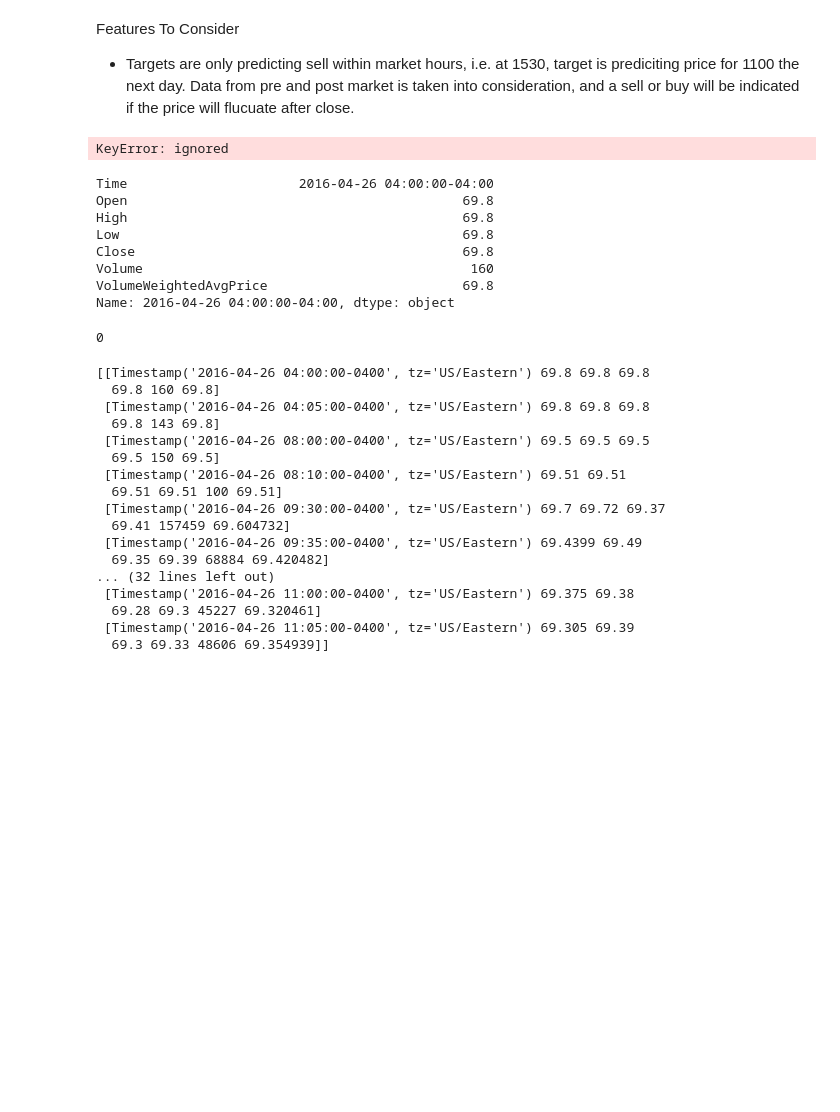
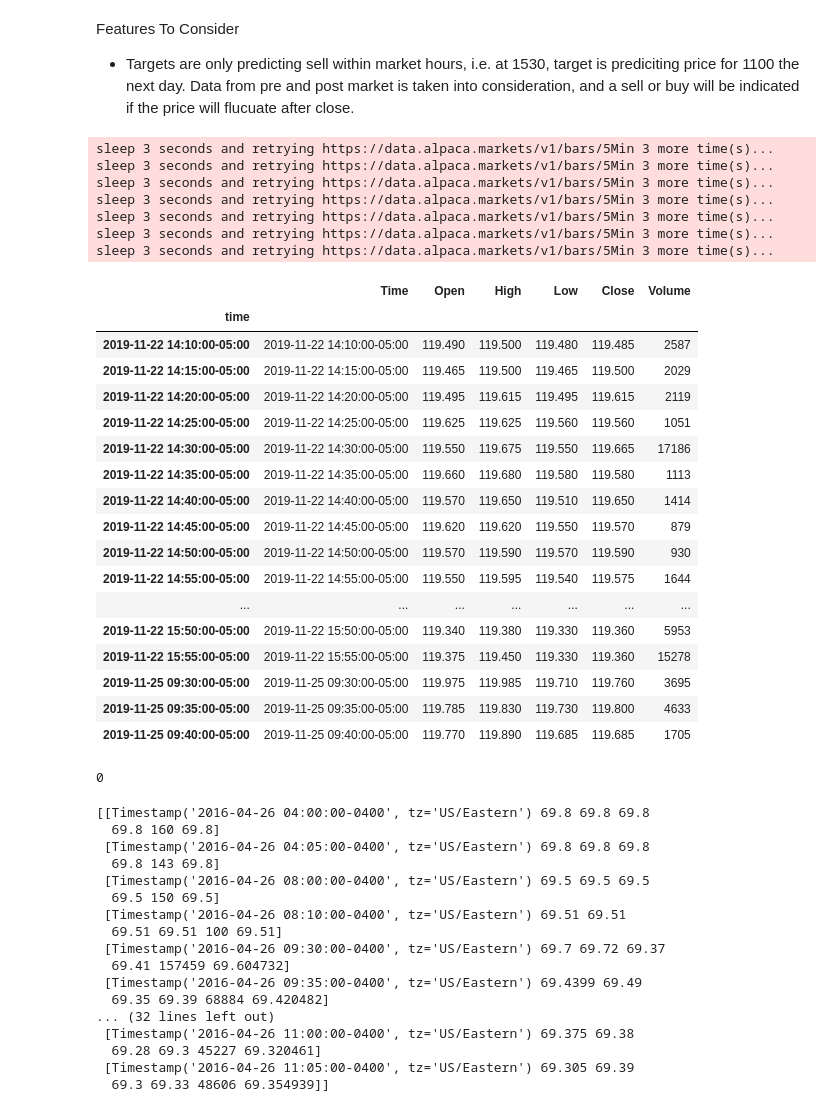
Before and after one commit to Cloblak/aipi540_deeplearning, a Jupyter notebook: 1D_CNN_Attempts/1D_CNN.ipynb, the cells around one changed output. Saved outputs shown, nothing was run; the diff lists cells and outputs as text; code cells hidden in the pictures; blank space fills up the shorter version.

```diff
--- a/1D_CNN_Attempts/1D_CNN.ipynb
+++ b/1D_CNN_Attempts/1D_CNN.ipynb
@@ -131,20 +131,20 @@ def markethours_train_test_validate_offset_data(api, ticker, interval, train_day
         end_new = pd.to_datetime(interval_loop_data.index[0].strftime("%Y-%m-%d %H:%M"), utc=True).isoformat()
         stock_data_new = None
         stock_data_new = api.get_barset(ticker, interval, start=start, end=end_new).df
-        #stock_data_new = stock_data_new.reset_index()
-        interval_loop_data = interval_loop_data.append(stock_data_new).sort_values(by=['index'], ascending=True)
+        interval_loop_data = interval_loop_data.append(stock_data_new).sort_values(by=['time'], ascending=True)
         df_start_ref = interval_loop_data.index[0]
 
     stock_yr_min_df = interval_loop_data.copy()
-    stock_yr_min_df["Open"] = stock_yr_min_df['open']
-    stock_yr_min_df["High"]= stock_yr_min_df["high"]
-    stock_yr_min_df["Low"] = stock_yr_min_df["low"]
-    stock_yr_min_df["Close"] = stock_yr_min_df["close"]
-    stock_yr_min_df["Volume"] = stock_yr_min_df["volume"]
-    stock_yr_min_df["VolumeWeightedAvgPrice"] = stock_yr_min_df["vwap"]
-    stock_yr_min_df["Time"] = stock_yr_min_df.index.tz_convert(TZ)
-    stock_yr_min_df.index = stock_yr_min_df.index.tz_convert(TZ)
-    final_df = stock_yr_min_df.filter(["Time", "Open", "High", "Low", "Close", "Volume", "VolumeWeightedAvgPrice"], axis = 1)
+    pre_final = pd.DataFrame()
+    pre_final["Open"] = stock_yr_min_df[ticker]['open']
+    pre_final["High"]= stock_yr_min_df[ticker]["high"]
+    pre_final["Low"] = stock_yr_min_df[ticker]["low"]
+    pre_final["Close"] = stock_yr_min_df[ticker]["close"]
+    pre_final["Volume"] = stock_yr_min_df[ticker]["volume"]
+    pre_final["Time"] = stock_yr_min_df.index.tz_convert(TZ)
+    pre_final.index = stock_yr_min_df.index.tz_convert(TZ)
+
+    final_df = pre_final.filter(["Time", "Open", "High", "Low", "Close", "Volume"], axis = 1).between_time('9:29', '16:05')
 
     first_day = final_df.index[0]
     traintest_day = final_df.index[-1] - pd.Timedelta(days= test_days+validate_days+offset_days)
@@ -160,9 +160,9 @@ def markethours_train_test_validate_offset_data(api, ticker, interval, train_day
 # %%
 ticker = "WMT" # Ticker Symbol to Test
 interval = "5Min" # Interval of bars
-train_day_int = 1000 # Size of training set
-val_day_int = 365 # Size of validation set
-test_day_int = 365 # Size of test set
+train_day_int = 365 # Size of training set
+val_day_int = 0 # Size of validation set
+test_day_int = 60 # Size of test set
 offset_day_int = 365 # Number of days to off set the training data
 train, val, test, full, offset, complete, traintest_day, testval_day = markethours_train_test_validate_offset_data(api, ticker,
                                                                                      interval,
@@ -171,18 +171,34 @@ train, val, test, full, offset, complete, traintest_day, testval_day = markethou
                                                                                      validate_days=val_day_int,
                                                                                      offset_days = offset_day_int)
 # %% [output]
-KeyError: ignored
+sleep 3 seconds and retrying https://data.alpaca.markets/v1/bars/5Min 3 more time(s)...
+sleep 3 seconds and retrying https://data.alpaca.markets/v1/bars/5Min 3 more time(s)...
+sleep 3 seconds and retrying https://data.alpaca.markets/v1/bars/5Min 3 more time(s)...
+sleep 3 seconds and retrying https://data.alpaca.markets/v1/bars/5Min 3 more time(s)...
+sleep 3 seconds and retrying https://data.alpaca.markets/v1/bars/5Min 3 more time(s)...
+sleep 3 seconds and retrying https://data.alpaca.markets/v1/bars/5Min 3 more time(s)...
+sleep 3 seconds and retrying https://data.alpaca.markets/v1/bars/5Min 3 more time(s)...
-# %%
-train.iloc[0]
-# %% [output]
-Time                      2016-04-26 04:00:00-04:00
-Open                                           69.8
-High                                           69.8
-Low                                            69.8
-Close                                          69.8
-Volume                                          160
-VolumeWeightedAvgPrice                         69.8
-Name: 2016-04-26 04:00:00-04:00, dtype: object
+# %%
+train.head(25)
+# %% [output]
+|  | Time | Open | High | Low | Close | Volume |
+| time |  |  |  |  |  |  |
+| 2019-11-22 14:10:00-05:00 | 2019-11-22 14:10:00-05:00 | 119.490 | 119.500 | 119.480 | 119.485 | 2587 |
+| 2019-11-22 14:15:00-05:00 | 2019-11-22 14:15:00-05:00 | 119.465 | 119.500 | 119.465 | 119.500 | 2029 |
+| 2019-11-22 14:20:00-05:00 | 2019-11-22 14:20:00-05:00 | 119.495 | 119.615 | 119.495 | 119.615 | 2119 |
+| 2019-11-22 14:25:00-05:00 | 2019-11-22 14:25:00-05:00 | 119.625 | 119.625 | 119.560 | 119.560 | 1051 |
+| 2019-11-22 14:30:00-05:00 | 2019-11-22 14:30:00-05:00 | 119.550 | 119.675 | 119.550 | 119.665 | 17186 |
+| 2019-11-22 14:35:00-05:00 | 2019-11-22 14:35:00-05:00 | 119.660 | 119.680 | 119.580 | 119.580 | 1113 |
+| 2019-11-22 14:40:00-05:00 | 2019-11-22 14:40:00-05:00 | 119.570 | 119.650 | 119.510 | 119.650 | 1414 |
+| 2019-11-22 14:45:00-05:00 | 2019-11-22 14:45:00-05:00 | 119.620 | 119.620 | 119.550 | 119.570 | 879 |
+| 2019-11-22 14:50:00-05:00 | 2019-11-22 14:50:00-05:00 | 119.570 | 119.590 | 119.570 | 119.590 | 930 |
+| 2019-11-22 14:55:00-05:00 | 2019-11-22 14:55:00-05:00 | 119.550 | 119.595 | 119.540 | 119.575 | 1644 |
+| ... | ... | ... | ... | ... | ... | ... |
+| 2019-11-22 15:50:00-05:00 | 2019-11-22 15:50:00-05:00 | 119.340 | 119.380 | 119.330 | 119.360 | 5953 |
+| 2019-11-22 15:55:00-05:00 | 2019-11-22 15:55:00-05:00 | 119.375 | 119.450 | 119.330 | 119.360 | 15278 |
+| 2019-11-25 09:30:00-05:00 | 2019-11-25 09:30:00-05:00 | 119.975 | 119.985 | 119.710 | 119.760 | 3695 |
+| 2019-11-25 09:35:00-05:00 | 2019-11-25 09:35:00-05:00 | 119.785 | 119.830 | 119.730 | 119.800 | 4633 |
+| 2019-11-25 09:40:00-05:00 | 2019-11-25 09:40:00-05:00 | 119.770 | 119.890 | 119.685 | 119.685 | 1705 |
 # %%
 # test split pd DataFrame into arrays for running CNN on
 test_train_tonp = train[["Time", "Open", "High", "Low", "Close", "Volume", "VolumeWeightedAvgPrice"]]
```
Also changed, not shown: parts of 1 cell of this notebook.
